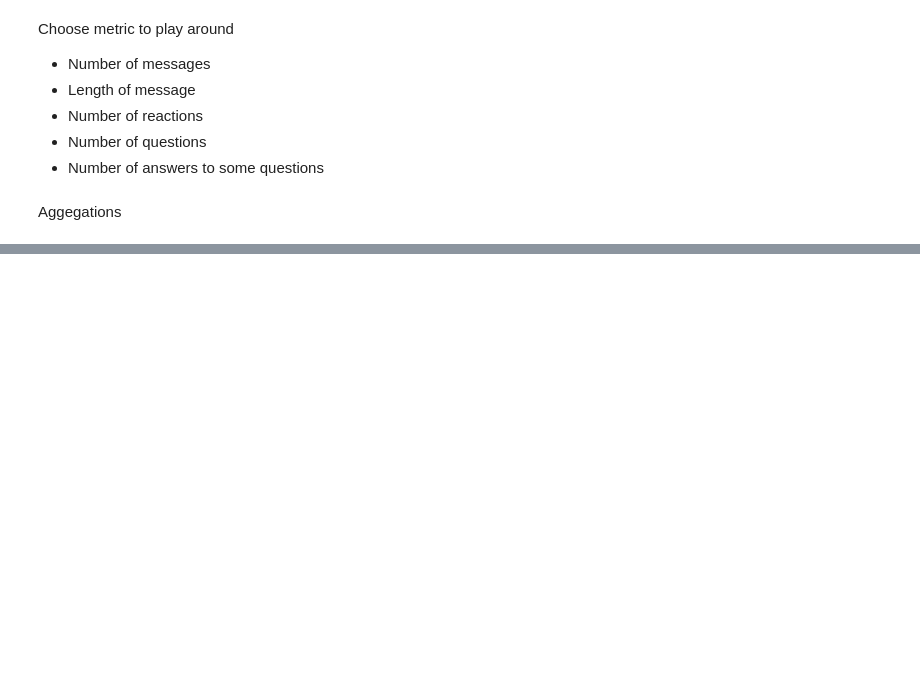
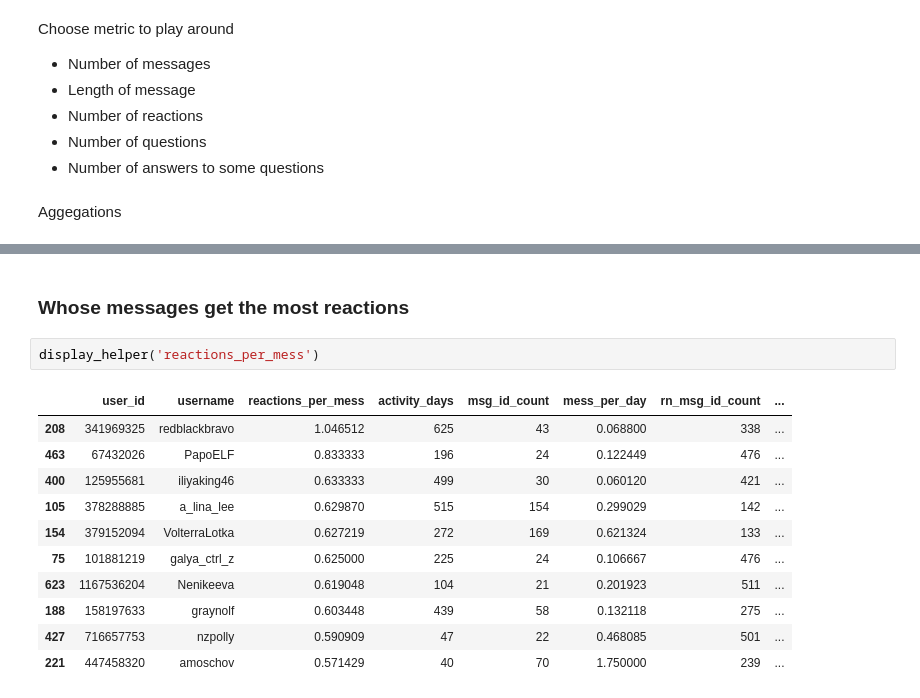
Before and after one commit to DmitriiK/telegram-automation, a Jupyter notebook: telega2pandas.ipynb, the cells around one changed output, grey strips where cells are left out. Drawn from its saved outputs; the diff is of its cells as text; blank space fills up the shorter version.

```diff
--- a/telega2pandas.ipynb
+++ b/telega2pandas.ipynb
@@ -189,0 +235,16 @@ Name: (reactions_per_mess, ), Length: 1313, dtype: int32
+# %% [markdown]
+### Whose messages get the most reactions
+# %%
+display_helper('reactions_per_mess')
+# %% [output]
+|  | user_id | username | reactions_per_mess | activity_days | msg_id_count | mess_per_day | rn_msg_id_count | ... |
+| 208 | 341969325 | redblackbravo | 1.046512 | 625 | 43 | 0.068800 | 338 | ... |
+| 463 | 67432026 | PapoELF | 0.833333 | 196 | 24 | 0.122449 | 476 | ... |
+| 400 | 125955681 | iliyaking46 | 0.633333 | 499 | 30 | 0.060120 | 421 | ... |
+| 105 | 378288885 | a_lina_lee | 0.629870 | 515 | 154 | 0.299029 | 142 | ... |
+| 154 | 379152094 | VolterraLotka | 0.627219 | 272 | 169 | 0.621324 | 133 | ... |
+| 75 | 101881219 | galya_ctrl_z | 0.625000 | 225 | 24 | 0.106667 | 476 | ... |
+| 623 | 1167536204 | Nenikeeva | 0.619048 | 104 | 21 | 0.201923 | 511 | ... |
+| 188 | 158197633 | graynolf | 0.603448 | 439 | 58 | 0.132118 | 275 | ... |
+| 427 | 716657753 | nzpolly | 0.590909 | 47 | 22 | 0.468085 | 501 | ... |
+| 221 | 447458320 | amoschov | 0.571429 | 40 | 70 | 1.750000 | 239 | ... |
```
Also changed, not shown: parts of 16 cells of this notebook, 2 other files.
